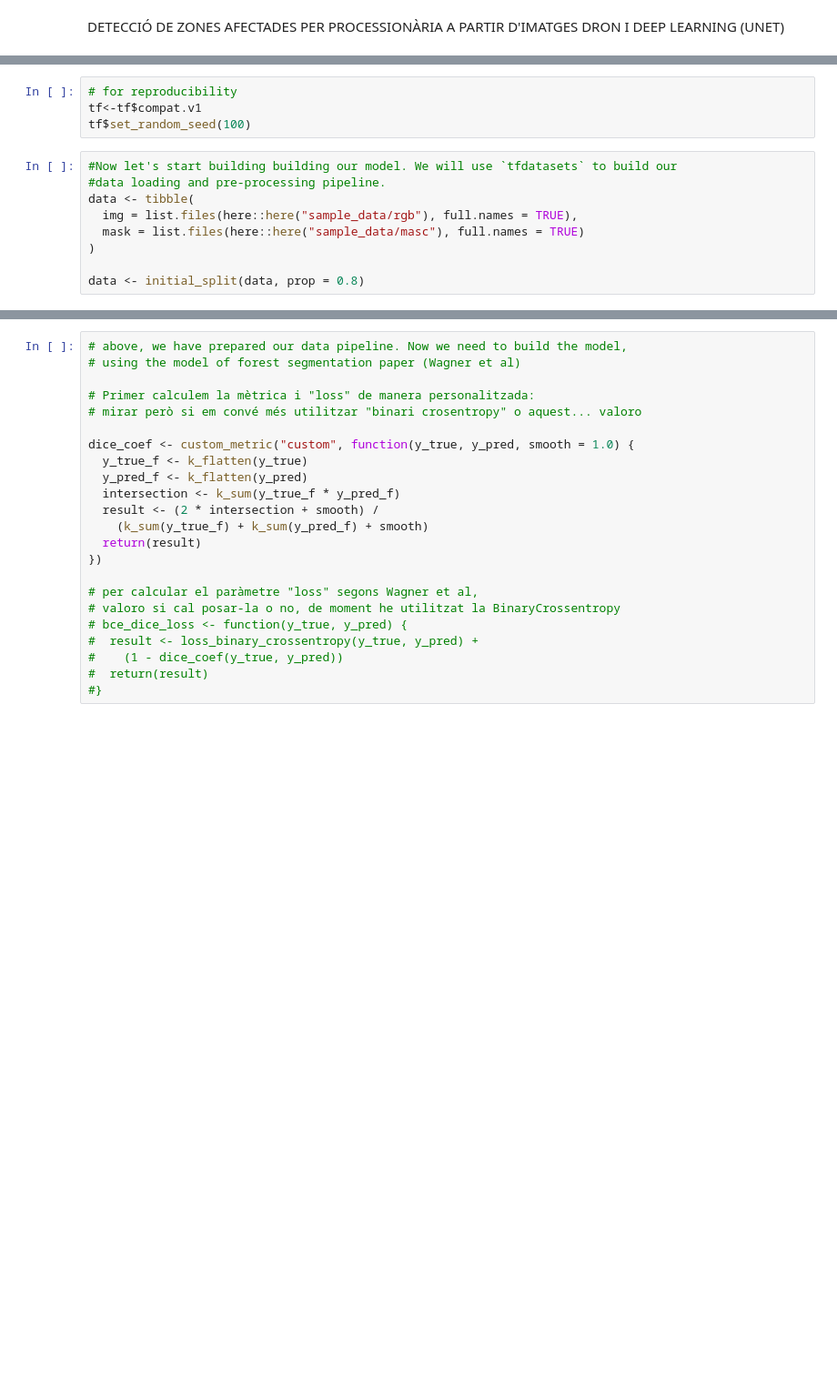
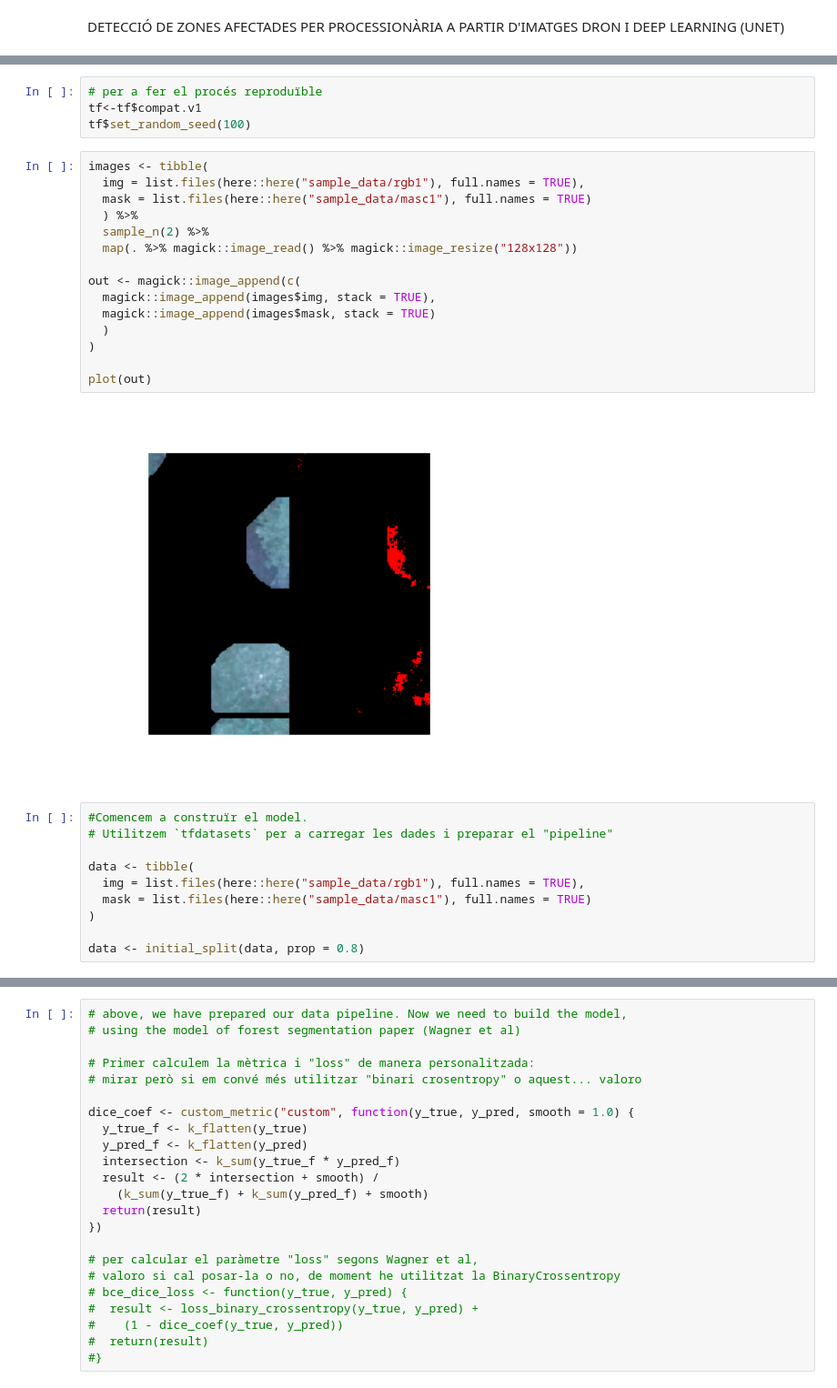
Before and after one commit to MagdaPla/UNET_PPM, a Jupyter notebook: unet_ppm_mpla_copiaG_uoc.ipynb, the cells around one changed output, grey strips where cells are left out. Shown at 91% size. Saved outputs shown, nothing was run; the diff lists cells and outputs as text; blank space fills up the shorter version.

```diff
--- a/unet_ppm_mpla_copiaG_uoc.ipynb
+++ b/unet_ppm_mpla_copiaG_uoc.ipynb
@@ -61,13 +43,31 @@ Disabled features: cairo, ghostscript, rsvg, webp
 # %%
-# for reproducibility
+# per a fer el procés reproduïble
 tf<-tf$compat.v1
 tf$set_random_seed(100)
+# %%
+images <- tibble(
+  img = list.files(here::here("sample_data/rgb1"), full.names = TRUE),
+  mask = list.files(here::here("sample_data/masc1"), full.names = TRUE)
+  ) %>%
+  sample_n(2) %>%
+  map(. %>% magick::image_read() %>% magick::image_resize("128x128"))
+
+out <- magick::image_append(c(
+  magick::image_append(images$img, stack = TRUE),
+  magick::image_append(images$mask, stack = TRUE)
+  )
+)
+
+plot(out)
+# %% [output]
+[figure, added]
 # %%
-#Now let's start building building our model. We will use `tfdatasets` to build our
-#data loading and pre-processing pipeline.
+#Comencem a construïr el model.
+# Utilitzem `tfdatasets` per a carregar les dades i preparar el "pipeline"
+
 data <- tibble(
-  img = list.files(here::here("sample_data/rgb"), full.names = TRUE),
-  mask = list.files(here::here("sample_data/masc"), full.names = TRUE)
+  img = list.files(here::here("sample_data/rgb1"), full.names = TRUE),
+  mask = list.files(here::here("sample_data/masc1"), full.names = TRUE)
 )
 
 data <- initial_split(data, prop = 0.8)
```
Also changed, not shown: parts of 21 cells of this notebook.
